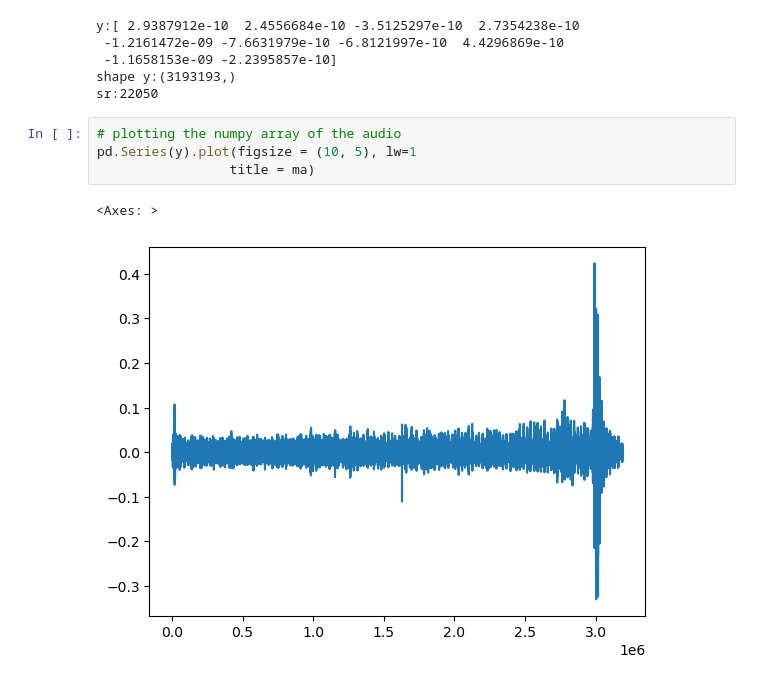
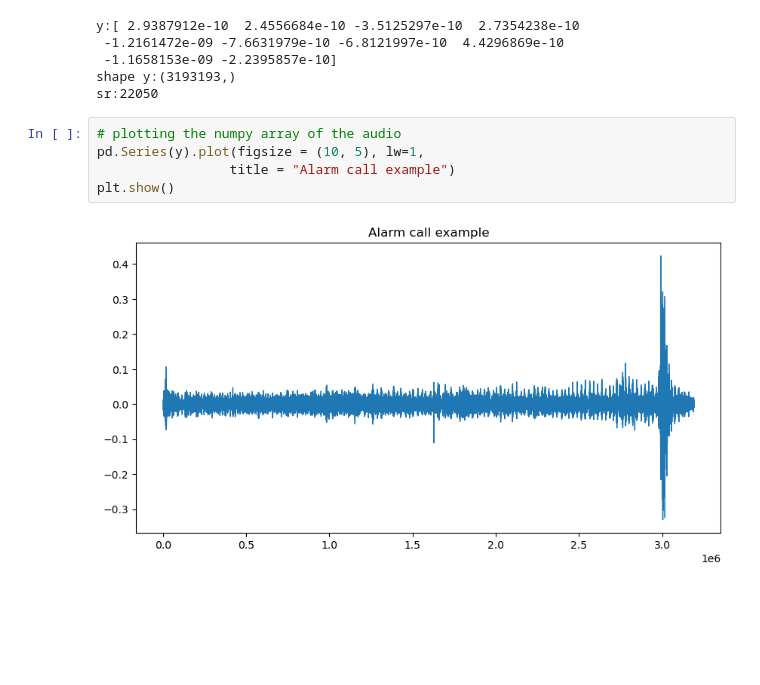
Before and after one commit to baliddeki/Bird-Behavior-ML-Project, a Jupyter notebook: data_cleaning.ipynb, the cells around one changed output. Saved outputs shown, nothing was run; the diff lists cells and outputs as text; blank space fills up the shorter version.

```diff
--- a/data_cleaning.ipynb
+++ b/data_cleaning.ipynb
@@ -115,8 +115,8 @@ shape y:(3193193,)
 sr:22050
 # %%
 # plotting the numpy array of the audio
-pd.Series(y).plot(figsize = (10, 5), lw=1
-                 title = ma)
+pd.Series(y).plot(figsize = (10, 5), lw=1,
+                 title = "Alarm call example")
+plt.show()
 # %% [output]
-<Axes: >
-[figure, old version]
+[figure, new version]
```
